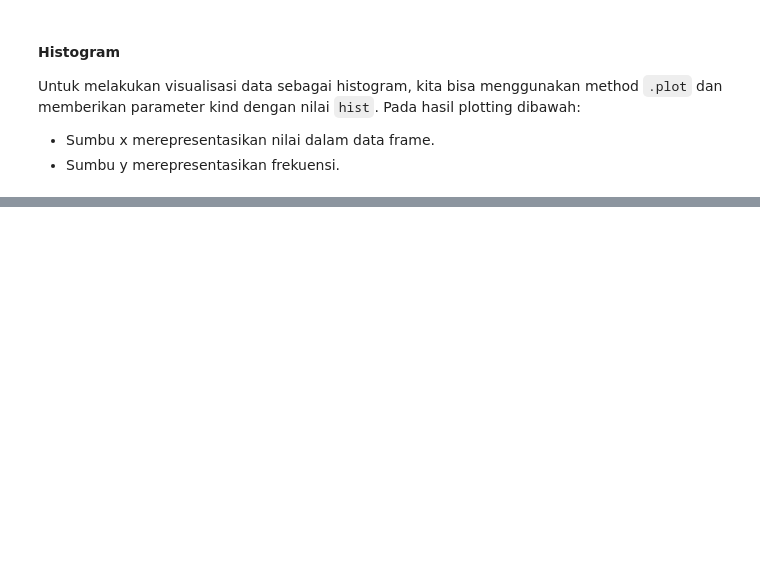
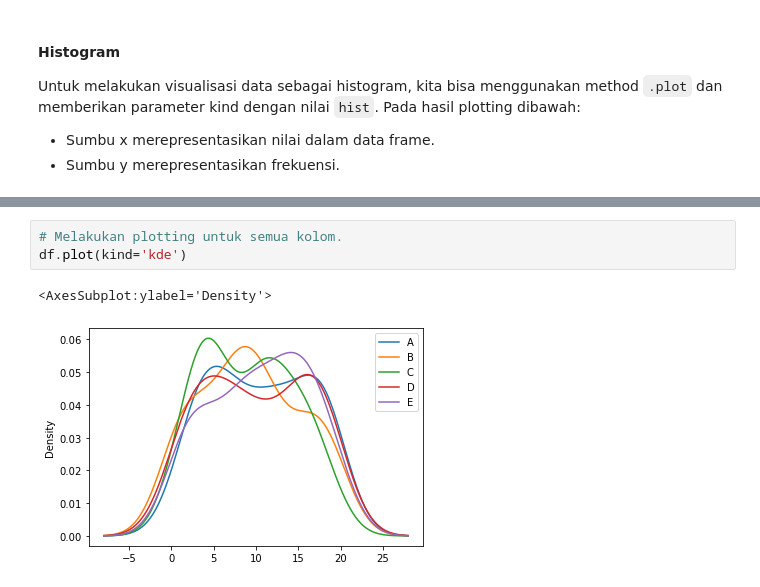
Before and after one commit to akeykoh/belajar_pandas, a Jupyter notebook: Python Pandas 32 - Week 8.ipynb, the cells around one changed output, grey strips where cells are left out. Saved outputs shown, nothing was run; the diff lists cells and outputs as text; blank space fills up the shorter version.

Commit message:
kernel density estimation

```diff
--- a/Python Pandas 32 - Week 8.ipynb
+++ b/Python Pandas 32 - Week 8.ipynb
@@ -206,0 +222,6 @@ df[['A', 'B']].plot(kind='hist')
+# %%
+# Melakukan plotting untuk semua kolom.
+df.plot(kind='kde')
+# %% [output]
+<AxesSubplot:ylabel='Density'>
+[figure, added]
```
Also changed, not shown: parts of 18 cells of this notebook.
